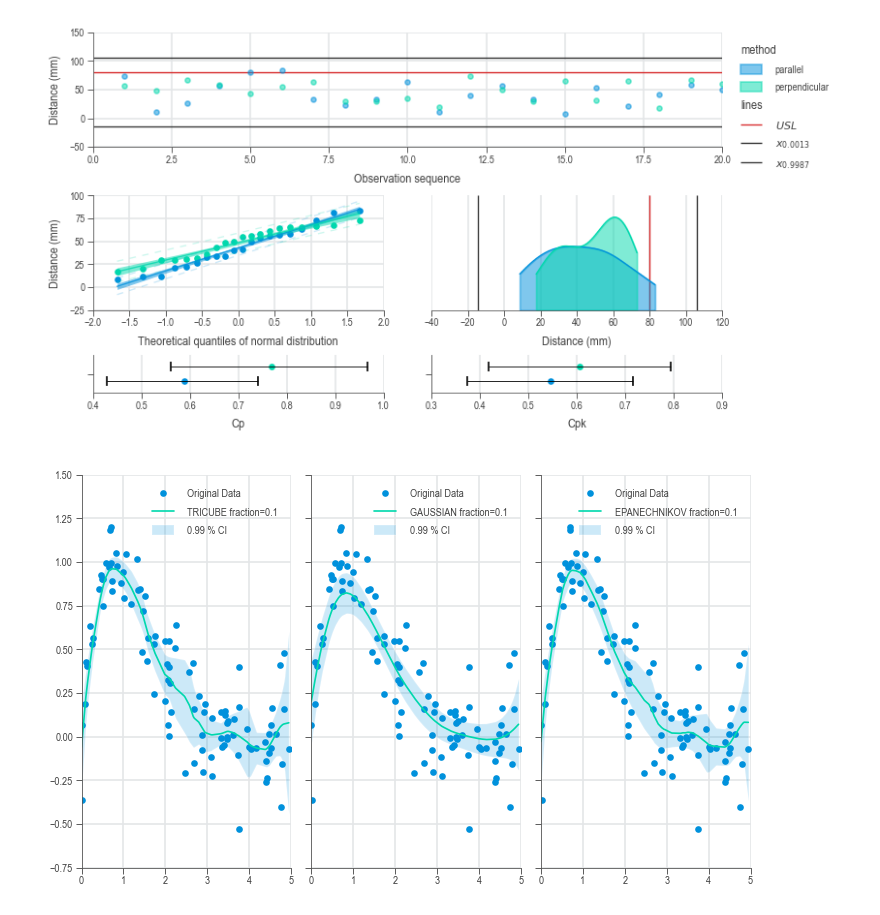
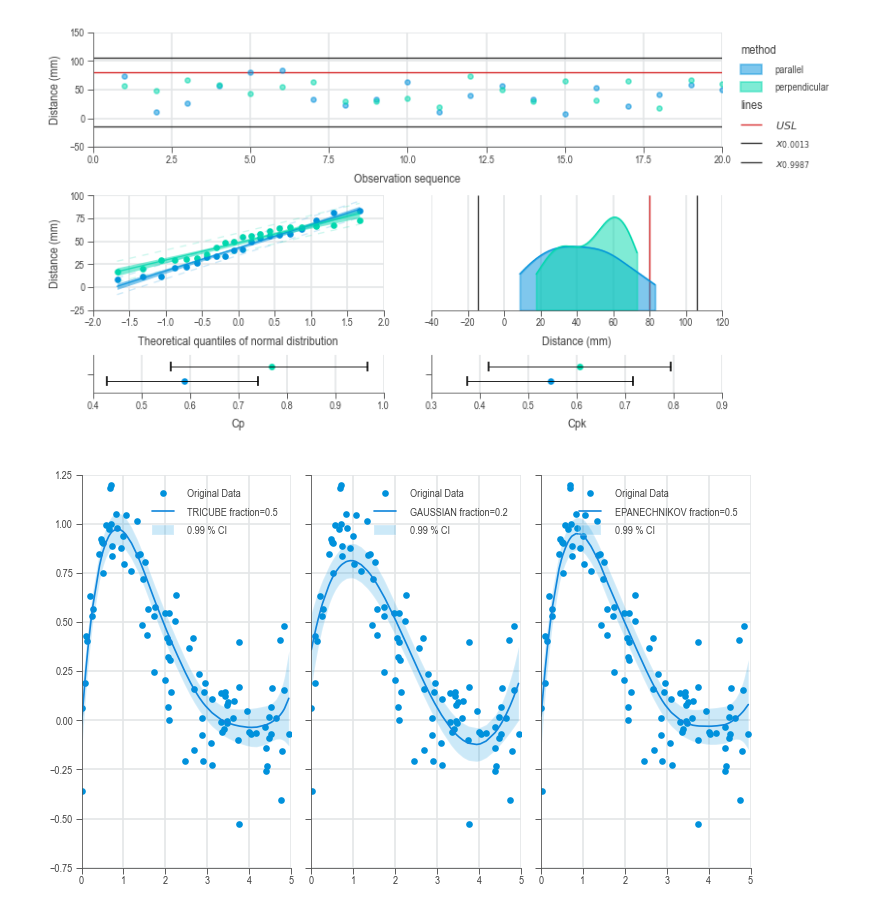
Before and after one commit to j4ggr/DaSPi, a Jupyter notebook: notebooks/doc-content_process-analysis.ipynb, the cells around one changed output. Cells and saved outputs as stored; diff of their text form; code cells hidden in the pictures.

```diff
--- a/notebooks/doc-content_process-analysis.ipynb
+++ b/notebooks/doc-content_process-analysis.ipynb
@@ -220,28 +220,28 @@ chart = dsp.JointChart(
 # %%
 import numpy as np
 import daspi as dsp
 import pandas as pd
 import matplotlib.pyplot as plt
 
 np.random.seed(1)
 x=np.sort(5*np.random.random(100))
 df = pd.DataFrame(dict(
     x=x,
     y=np.sin(x) * 3*np.exp(-x) + np.random.normal(0, 0.2, 100)))
 
-model = dsp.Lowess(df, 'y', 'x')
+model = dsp.Loess(df, 'y', 'x')
 options = {
-    'tricube': 0.1,
-    'gaussian': 0.1,
-    'epanechnikov': 0.1}
+    'tricube': 0.5,
+    'gaussian': 0.2,
+    'epanechnikov': 0.5}
 level = 0.99
 fig, axs = plt.subplots(1, 3, sharex=True, sharey=True)
 for (kernel, fraction), ax in zip(options.items(), axs):
     ax.plot(df.x, df.y, label='Original Data', marker='o', lw=0)
-    model.fit(fraction, kernel)
-    sequence, prediction, lower, upper = model.predict_sequence(0.95)
+    model.fit(kernel=kernel)
+    sequence, prediction, lower, upper = model.fitted_line(0.95)
     ax.plot(sequence, prediction, label=f'{kernel.upper()} {fraction=}', lw=1)
     ax.fill_between(sequence, lower, upper, label=f'{level} % CI', alpha=0.2)
     ax.legend(loc='upper right')
 # %% [output]
-[figure, old version]
+[figure, new version]
```
Also changed, not shown: 7 other files.
